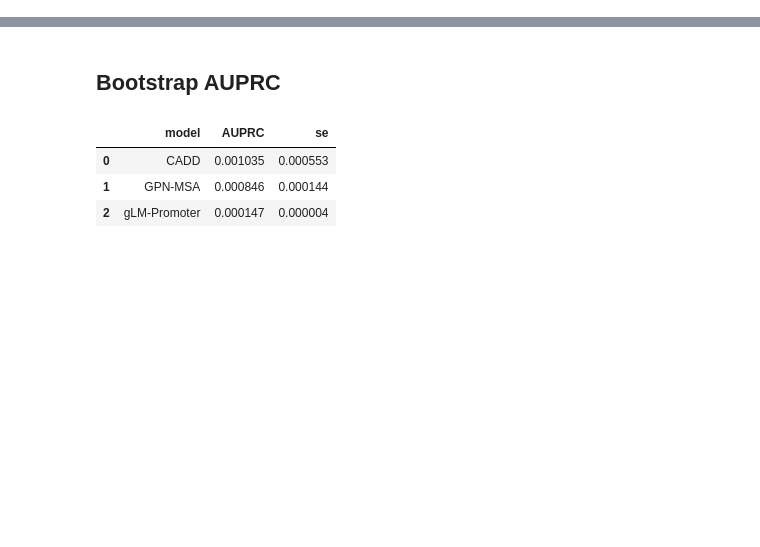
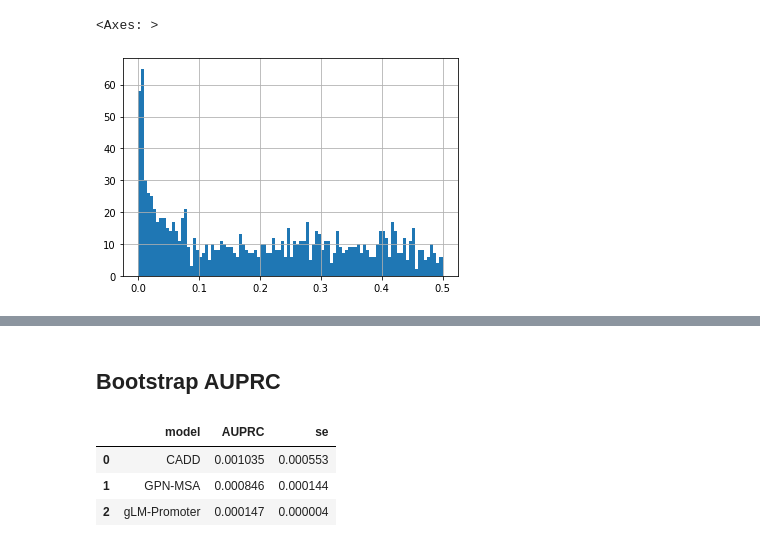
Before and after one commit to minjaf/TraitGym, a Jupyter notebook: workflow/notebooks/exploring_metrics.ipynb, the cells around one changed output, grey strips where cells are left out. Cells and saved outputs as stored; diff of their text form; code cells hidden in the pictures; blank space fills up the shorter version.

```diff
--- a/workflow/notebooks/exploring_metrics.ipynb
+++ b/workflow/notebooks/exploring_metrics.ipynb
@@ -88,0 +90,4 @@ shape: (5_424_415, 15)
+# %%
+# just for experimentation
+V = V.to_pandas()
+V
@@ -88,0 +108,4 @@ shape: (5_424_415, 15)
+# %%
+n_bins = 100
+bins = np.linspace(0, 0.5, n_bins + 1)
+bins
@@ -88,0 +125,9 @@ shape: (5_424_415, 15)
+# %%
+V["maf_bin"] = pd.cut(V.maf, bins=bins, labels=False)
+# %%
+import numpy as np
+
+V_pos = V.query("label")
+V_neg = V.query("not label")
+
+len(V), len(V_pos), len(V_neg)
@@ -88,0 +281,5 @@ shape: (5_424_415, 15)
+# %%
+V_pos.maf.hist(bins=bins)
+# %% [output]
+<Axes: >
+[figure, added]
```
Also changed, not shown: parts of 23 cells of this notebook, 3 other files.
